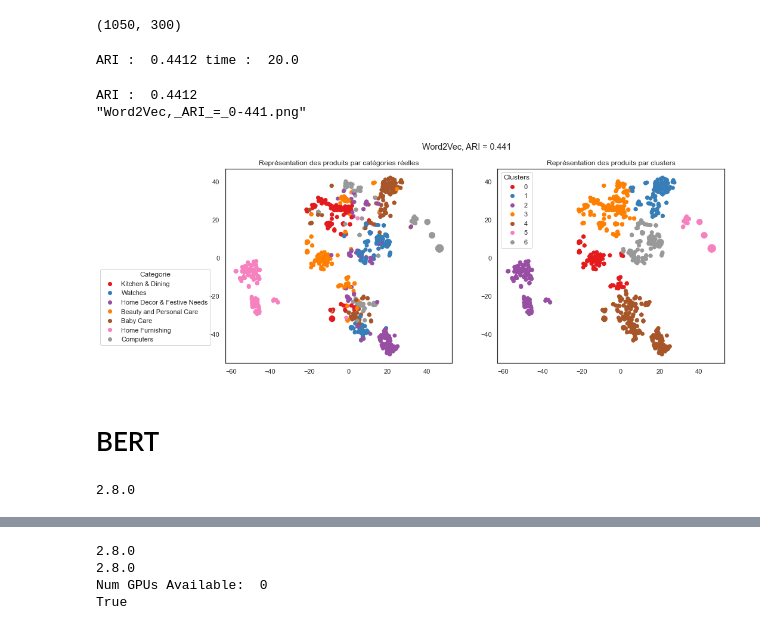
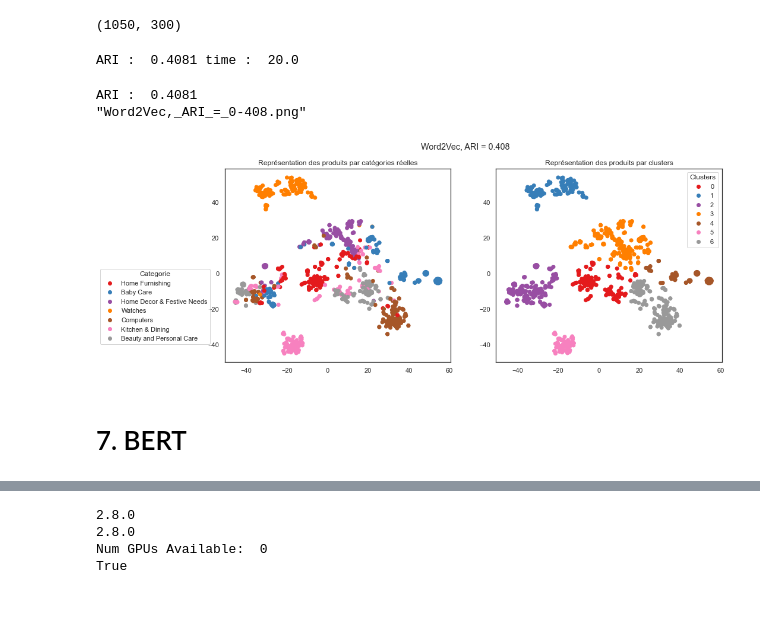
Before and after one commit to mrcreasey/oc-ds-p6-nlp-computer-vision, a Jupyter notebook: P6_01_text_clustering.ipynb, the cells around one changed output, grey strips where cells are left out. Drawn from its saved outputs; the diff is of its cells as text; code cells hidden in the pictures.

```diff
--- a/P6_01_text_clustering.ipynb
+++ b/P6_01_text_clustering.ipynb
@@ -780,0 +1878,6 @@ ARI :  0.5455
+# %%
+from sklearn import metrics
+ARI3b = metrics.adjusted_rand_score(
+    df_data_topics['categ_level_1'], df_data_topics['pred_topic'])
+print(ARI3b)
+data_T['labels_LDA2'] = df_data_topics['pred_topic']
@@ -795,9 +1939,9 @@ import gensim
 # %%
-w2v_size=300
-w2v_window=5
-w2v_min_count=1
-w2v_epochs=100
-maxlen = 24 # adapt to length of sentences
+w2v_size = 300
+w2v_window = 5
+w2v_min_count = 1
+w2v_epochs = 100
+maxlen = 40  # adapt to length of sentences
 sentences = data_T['sentence_bow_lem'].to_list()
 sentences = [gensim.utils.simple_preprocess(text) for text in sentences]
 # %%
@@ -805,12 +1949,13 @@ sentences = [gensim.utils.simple_preprocess(text) for text in sentences]
 
 print("Build & train Word2Vec model ...")
 w2v_model = gensim.models.Word2Vec(min_count=w2v_min_count, window=w2v_window,
-                                                vector_size=w2v_size,
-                                                seed=42,
-                                                workers=1)
+                                   vector_size=w2v_size,
+                                   seed=42,
+                                   workers=1)
 #                                                workers=multiprocessing.cpu_count())
 w2v_model.build_vocab(sentences)
-w2v_model.train(sentences, total_examples=w2v_model.corpus_count, epochs=w2v_epochs)
+w2v_model.train(
+    sentences, total_examples=w2v_model.corpus_count, epochs=w2v_epochs)
 model_vectors = w2v_model.wv
 w2v_words = model_vectors.index_to_key
 print("Vocabulary size: %i" % len(w2v_words))
@@ -904,38 +2049,18 @@ embeddings = embed_model.predict(x_sentences)
 embeddings.shape
 # %% [output]
 (1050, 300)
-# %%
-ARI3, X_tsne3, labels3 = ARI_fct(embeddings)
-# %% [output]
-ARI :  0.4412 time :  20.0
+# %%
+ARI4, X_tsne4, labels4 = ARI_fct(embeddings)
+data_T['labels_W2V'] = labels4
+# %% [output]
+ARI :  0.4081 time :  20.0
 # %%
-fig=TSNE_visu_fct(X_tsne3, y_cat_num, labels3, ARI3)
-plt.suptitle(f'Word2Vec, ARI = {ARI3:.3f}')
+fig = TSNE_visu_fct(X_tsne4, y_cat_num, labels4, ARI4)
+plt.suptitle(f'Word2Vec, ARI = {ARI4:.3f}')
 to_png()
 # %% [output]
-ARI :  0.4412
-"Word2Vec,_ARI_=_0-441.png"
+ARI :  0.4081
+"Word2Vec,_ARI_=_0-408.png"
-[figure, old version]
+[figure, new version]
 # %% [markdown]
-# BERT
+# 7. BERT
-# %%
-import tensorflow as tf
-# import tensorflow_hub as hub
-import tensorflow.keras
-from tensorflow.keras import backend as K
-print (tensorflow.keras.__version__)
-from tensorflow.keras.preprocessing.text import Tokenizer
-from tensorflow.keras.preprocessing.sequence import pad_sequences
-from tensorflow.keras import metrics as kmetrics
-from tensorflow.keras.layers import *
-from tensorflow.keras.models import Model
-
-# Bert
-import os
-import transformers
-from transformers import TFBertModel, AutoTokenizer, TFAutoModel
-# from transformers import *
-
-os.environ["TF_KERAS"]='1'
-# %% [output]
-2.8.0
```
Also changed, not shown: parts of 233 cells of this notebook.
